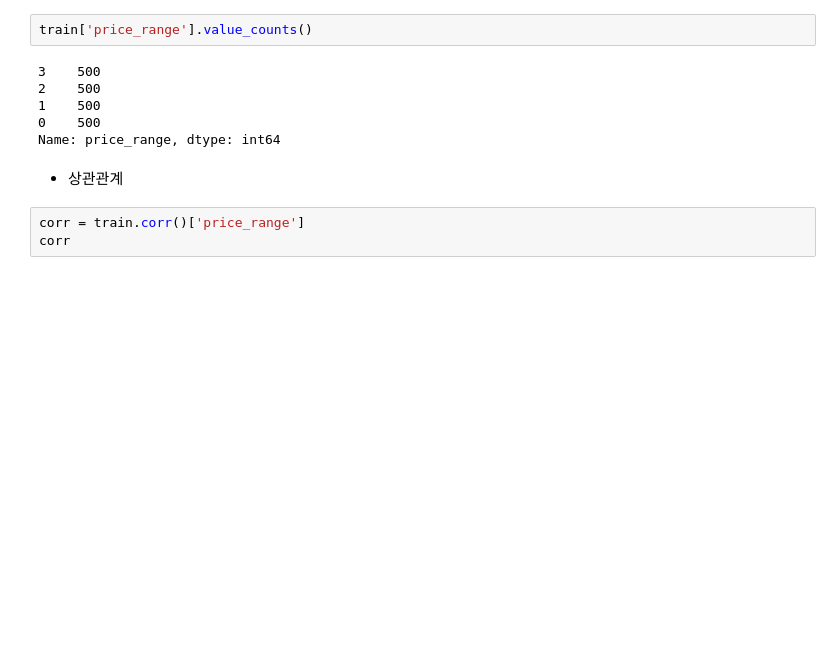
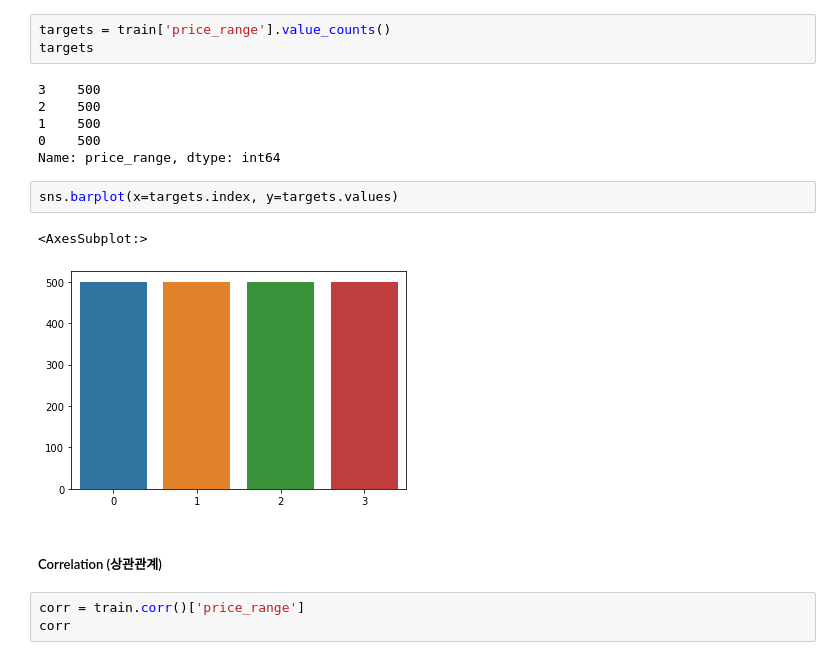
Before and after one commit to posky/Data_Analysis, a Jupyter notebook: Mobile-Price-Classification/mobile_price_classification_EDA.ipynb, the cells around one changed output. Saved outputs shown, nothing was run; the diff lists cells and outputs as text; blank space fills up the shorter version.

```diff
--- a/Mobile-Price-Classification/mobile_price_classification_EDA.ipynb
+++ b/Mobile-Price-Classification/mobile_price_classification_EDA.ipynb
@@ -56,13 +94,19 @@ train.head()
 # %%
-train['price_range'].value_counts()
+targets = train['price_range'].value_counts()
+targets
 # %% [output]
 3    500
 2    500
 1    500
 0    500
 Name: price_range, dtype: int64
+# %%
+sns.barplot(x=targets.index, y=targets.values)
+# %% [output]
+<AxesSubplot:>
+[figure, added]
 # %% [markdown]
-* 상관관계
+##### Correlation (상관관계)
 # %%
 corr = train.corr()['price_range']
 corr
```
Also changed, not shown: parts of 18 cells of this notebook, 3 other files.
